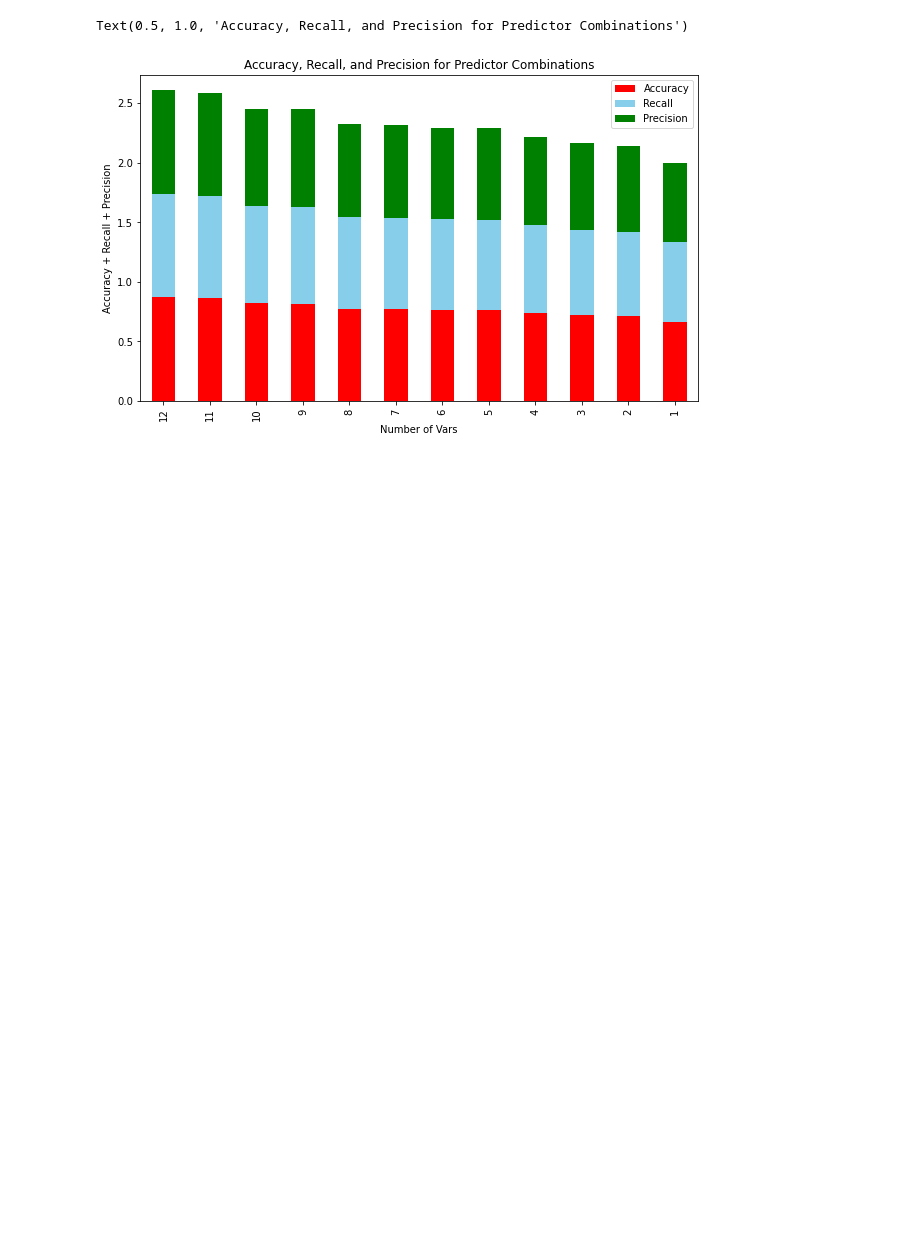
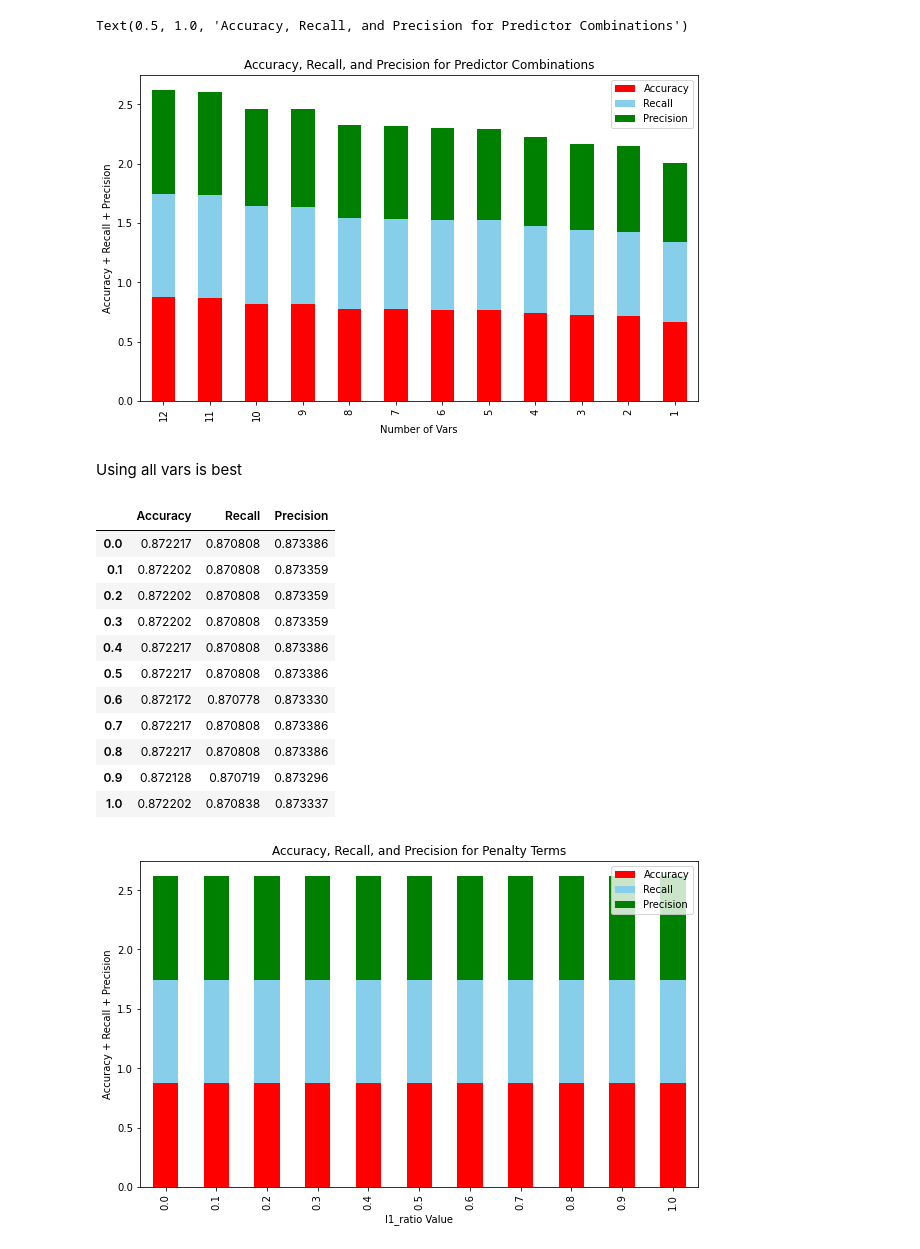
Before and after one commit to COGS118A/Group006-Sp22, a Jupyter notebook: COGS118A Logistic Regression (1).ipynb, the cells around one changed output. Saved outputs shown, nothing was run; the diff lists cells and outputs as text; code cells hidden in the pictures; blank space fills up the shorter version.

Commit message:
added regularization param testing

```diff
--- a/COGS118A Logistic Regression (1).ipynb
+++ b/COGS118A Logistic Regression (1).ipynb
@@ -9,12 +9,13 @@ import matplotlib.pyplot as plt
 pd.set_option('display.max_columns', None)
 # %%
 # https://www.kaggle.com/c/mens-march-mania-2022/data
+file_path = 'mens-march-mania-2022/MDataFiles_Stage1/'
 
 # regular season data
-data_regszn = pd.read_csv('MRegularSeasonDetailedResults.csv')
+data_regszn = pd.read_csv(file_path + 'MRegularSeasonDetailedResults.csv')
 
 # tournament data
-data_tournament = pd.read_csv('MNCAATourneyDetailedResults.csv')
+data_tournament = pd.read_csv(file_path + 'MNCAATourneyDetailedResults.csv')
 # %%
 data_regszn.head()
 # %% [output]
@@ -213,3 +198,55 @@ plt.title('Accuracy, Recall, and Precision for Predictor Combinations')
 # %% [output]
 Text(0.5, 1.0, 'Accuracy, Recall, and Precision for Predictor Combinations')
 [figure]
+# %% [markdown]
+Using all vars is best
+# %%
+# finding optimal regularization term
+accuracy = []
+recall = []
+precision = []
+
+X = data[['DR', 'Ast', 'FGM', 'Loc', 'FTA', 'Blk',
+           'Stl', 'OR', 'FGA', 'FGA3', 'TO', 'PF']]
+
+# 0 = l2, 0.5 = half/half, 1.0 = l1
+l1rs = [0.0, 0.1, 0.2, 0.3, 0.4, 0.5, 0.6, 0.7, 0.8, 0.9, 1.0]
+
+X_train, X_test, y_train, y_test = train_test_split(X, y, test_size=0.33, random_state=42)
+
+for l1r in l1rs:
+    clf = LogisticRegression(solver='saga', max_iter=1000, penalty = 'elasticnet', l1_ratio = l1r).fit(X_train, y_train)
+
+    y_pred = clf.predict(X_test)
+
+    tn, fp, fn, tp = confusion_matrix(y_test, y_pred).ravel()
+
+    accuracy.append((tp + tn) / (tp + tn + fp + fn))
+    recall.append(tp / (tp + fn))
+    precision.append(tp / (tp + fp))
+# %%
+reg_df = pd.DataFrame({'Accuracy': accuracy,
+                   'Recall': recall,
+                   'Precision': precision},
+                 index=l1rs)
+
+reg_df.plot(kind='bar', stacked=True, color=['red', 'skyblue', 'green'], figsize=(10,6))
+plt.xlabel('l1_ratio Value')
+plt.ylabel('Accuracy + Recall + Precision')
+plt.title('Accuracy, Recall, and Precision for Penalty Terms')
+
+reg_df
+# %% [output]
+|  | Accuracy | Recall | Precision |
+| 0.0 | 0.872217 | 0.870808 | 0.873386 |
+| 0.1 | 0.872202 | 0.870808 | 0.873359 |
+| 0.2 | 0.872202 | 0.870808 | 0.873359 |
+| 0.3 | 0.872202 | 0.870808 | 0.873359 |
+| 0.4 | 0.872217 | 0.870808 | 0.873386 |
+| 0.5 | 0.872217 | 0.870808 | 0.873386 |
+| 0.6 | 0.872172 | 0.870778 | 0.873330 |
+| 0.7 | 0.872217 | 0.870808 | 0.873386 |
+| 0.8 | 0.872217 | 0.870808 | 0.873386 |
+| 0.9 | 0.872128 | 0.870719 | 0.873296 |
+| 1.0 | 0.872202 | 0.870838 | 0.873337 |
+[figure, added]
```
Also changed, not shown: parts of 6 cells of this notebook.
